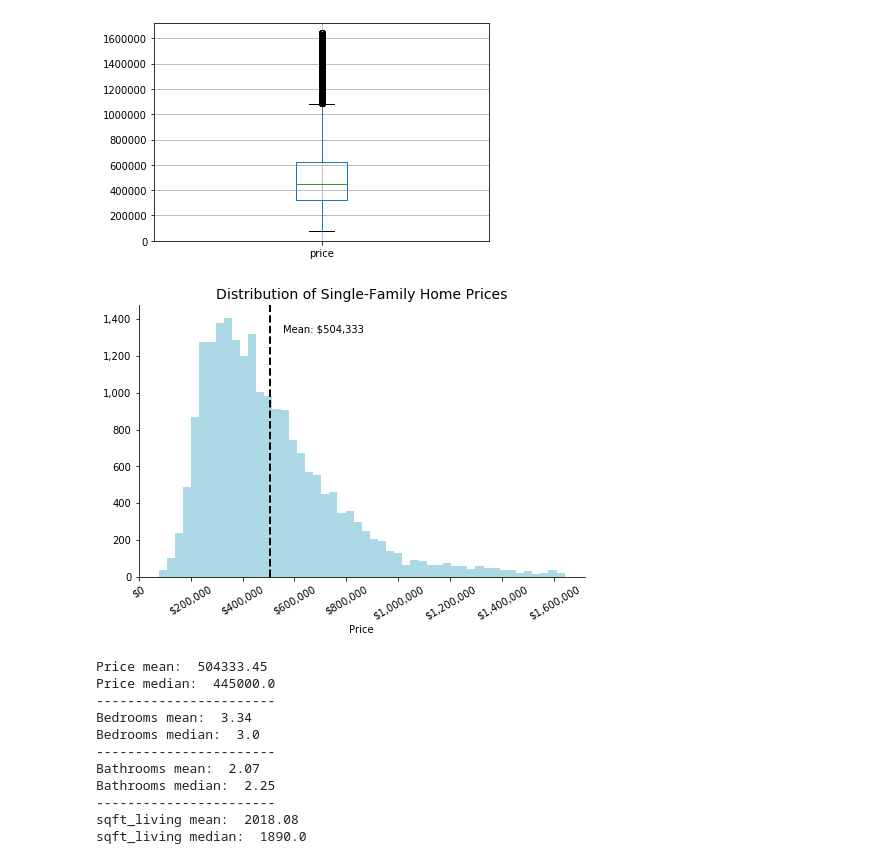
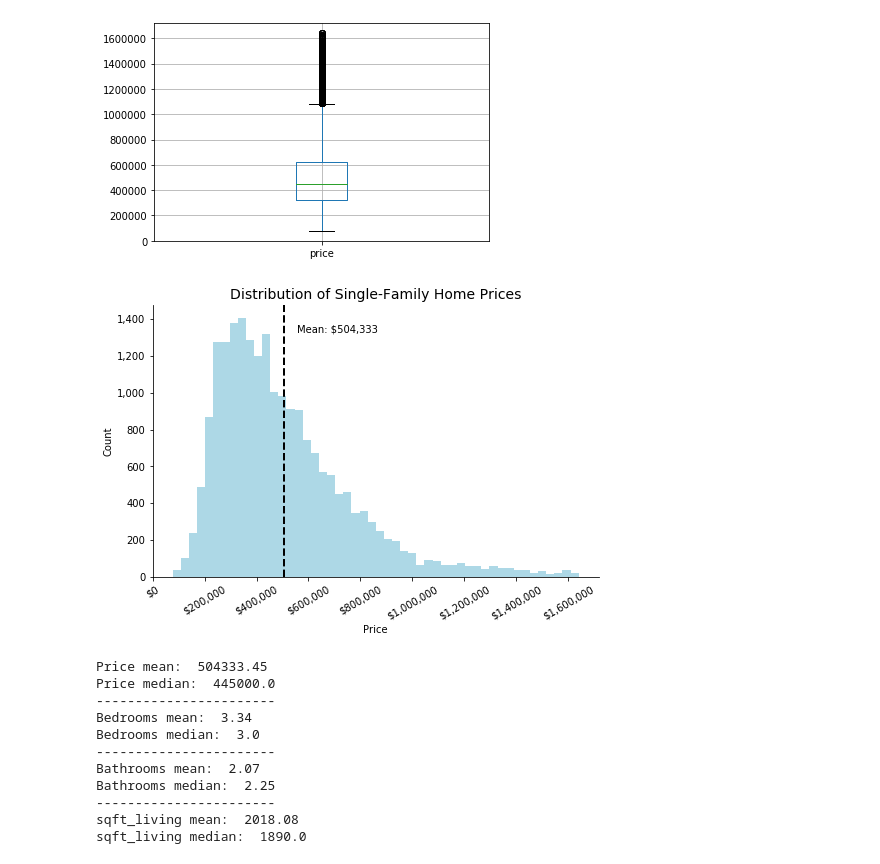
Before and after one commit to magalisolimano/dsc_phase2_project, a Jupyter notebook: phase2project_magalisolimano.ipynb, the cells around one changed output. Saved outputs shown, nothing was run; the diff lists cells and outputs as text; code cells hidden in the pictures.

```diff
--- a/phase2project_magalisolimano.ipynb
+++ b/phase2project_magalisolimano.ipynb
@@ -608,35 +608,37 @@ fig, ax = plt.subplots(figsize = (8,5))
 
 # Plot histogram of price variable
 df_pp.price.hist(bins=50, facecolor='lightblue')
 
 # Plot vertical line representing mean price
 plt.axvline(df_pp.price.mean(), color='black', linestyle='dashed', linewidth=2)
 min_ylim, max_ylim = plt.ylim()
 plt.text(df_pp.price.mean()*1.1, max_ylim*0.9, 'Mean: ${:,.0f}'.format(df_pp.price.mean()))
 
 # Format xticks by including $ sign, adding commas, and removing decimals
 ax.xaxis.set_major_formatter(StrMethodFormatter('${x:,.0f}'))
 # Rotate x-ticks 30 degrees
 plt.xticks(rotation=30)
-# format x-label
+# Set x-label
 plt.xlabel('Price')
 
+# Set y-label
+plt.ylabel('Count')
 # Format yticks by adding commas and removing decimals
 ax.yaxis.set_major_formatter(StrMethodFormatter('{x:,.0f}'))
 
 # Remove grid line
 plt.grid(False)
 
 # Remove top border and right border
 ax.spines['top'].set_visible(False)
 ax.spines['right'].set_visible(False)
 
 #title
 plt.title('Distribution of Single-Family Home Prices', fontsize=14)
 
 plt.show;
 # %% [output]
-[figure, old version]
+[figure, new version]
 # %%
 # Print mean vs median values for price, bedrooms, bathrooms, sqft_living
 print('Price mean: ', df_pp.price.mean().round(2))
```
Also changed, not shown: parts of 17 cells of this notebook.
